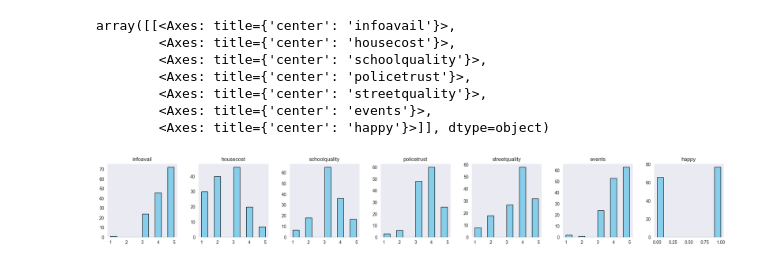
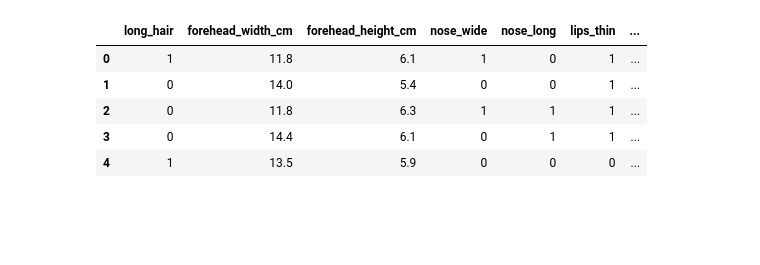
Before and after one commit to ivan-22-3-5/ML_6th_sem, a Jupyter notebook: lab4/lab4.ipynb, the cells around one changed output. Saved outputs shown, nothing was run; the diff lists cells and outputs as text; code cells hidden in the pictures; blank space fills up the shorter version.

```diff
--- a/lab4/lab4.ipynb
+++ b/lab4/lab4.ipynb
@@ -28,20 +28,16 @@ df.describe()
-# %%
-df.hist(
-    figsize=(25, 3),
-    color='skyblue',
-    grid=False,
-    edgecolor='black',
-    layout=(1, len(df.columns)),
-)
-# %% [output]
-array([[<Axes: title={'center': 'infoavail'}>,
-        <Axes: title={'center': 'housecost'}>,
-        <Axes: title={'center': 'schoolquality'}>,
-        <Axes: title={'center': 'policetrust'}>,
-        <Axes: title={'center': 'streetquality'}>,
-        <Axes: title={'center': 'events'}>,
-        <Axes: title={'center': 'happy'}>]], dtype=object)
-[figure, removed]
+# %%
+from sklearn.preprocessing import LabelEncoder
+
+label_encoder = LabelEncoder()
+df["gender"] = label_encoder.fit_transform(df["gender"])
+df.head()
+# %% [output]
+|  | long_hair | forehead_width_cm | forehead_height_cm | nose_wide | nose_long | lips_thin | ... |
+| 0 | 1 | 11.8 | 6.1 | 1 | 0 | 1 | ... |
+| 1 | 0 | 14.0 | 5.4 | 0 | 0 | 1 | ... |
+| 2 | 0 | 11.8 | 6.3 | 1 | 1 | 1 | ... |
+| 3 | 0 | 14.4 | 6.1 | 0 | 1 | 1 | ... |
+| 4 | 1 | 13.5 | 5.9 | 0 | 0 | 0 | ... |
 # %%
 plt.figure(figsize=(12, 6))
 
```
Also changed, not shown: parts of 6 cells of this notebook, 2 other files.
